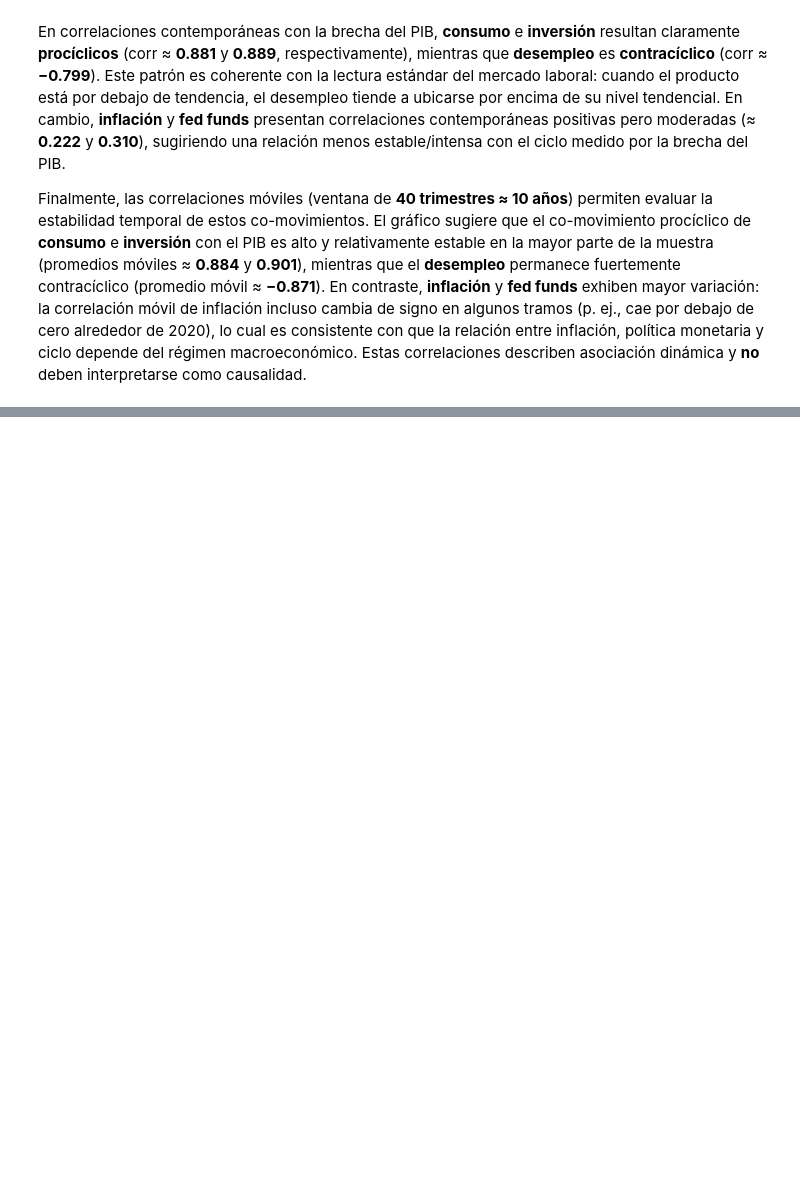
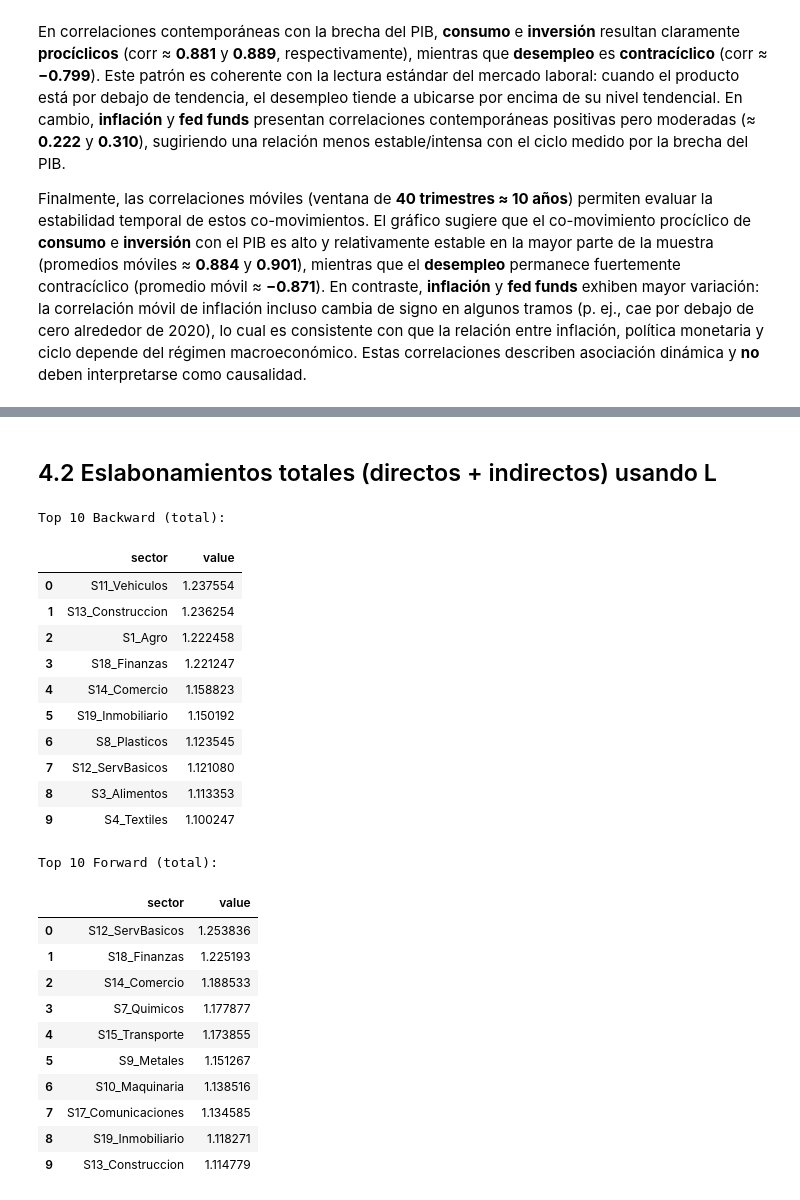
Before and after one commit to Tupxz/ciclos_economicos, a Jupyter notebook: notebooks/Taller_1.ipynb, the cells around one changed output, grey strips where cells are left out. Cells and saved outputs as stored; diff of their text form; code cells hidden in the pictures; blank space fills up the shorter version.

```diff
--- a/notebooks/Taller_1.ipynb
+++ b/notebooks/Taller_1.ipynb
@@ -812,0 +890,40 @@ Finalmente, las correlaciones móviles (ventana de **40 trimestres ≈ 10 años*
+# %% [markdown]
+## 4.2 Eslabonamientos totales (directos + indirectos) usando L
+# %%
+# Eslabonamientos totales (directos + indirectos)
+back_t, forw_t = backward_forward_indirect(L)
+
+# Rankings
+rank_back_t = rank_linkages(back_t, sectors, top=10)
+rank_forw_t = rank_linkages(forw_t, sectors, top=10)
+
+print("Top 10 Backward (total):")
+display(rank_back_t)
+
+print("\nTop 10 Forward (total):")
+display(rank_forw_t)
+# %% [output]
+Top 10 Backward (total):
+|  | sector | value |
+| 0 | S11_Vehiculos | 1.237554 |
+| 1 | S13_Construccion | 1.236254 |
+| 2 | S1_Agro | 1.222458 |
+| 3 | S18_Finanzas | 1.221247 |
+| 4 | S14_Comercio | 1.158823 |
+| 5 | S19_Inmobiliario | 1.150192 |
+| 6 | S8_Plasticos | 1.123545 |
+| 7 | S12_ServBasicos | 1.121080 |
+| 8 | S3_Alimentos | 1.113353 |
+| 9 | S4_Textiles | 1.100247 |
+Top 10 Forward (total):
+|  | sector | value |
+| 0 | S12_ServBasicos | 1.253836 |
+| 1 | S18_Finanzas | 1.225193 |
+| 2 | S14_Comercio | 1.188533 |
+| 3 | S7_Quimicos | 1.177877 |
+| 4 | S15_Transporte | 1.173855 |
+| 5 | S9_Metales | 1.151267 |
+| 6 | S10_Maquinaria | 1.138516 |
+| 7 | S17_Comunicaciones | 1.134585 |
+| 8 | S19_Inmobiliario | 1.118271 |
+| 9 | S13_Construccion | 1.114779 |
```
Also changed, not shown: parts of 8 cells of this notebook, 7 other files.
